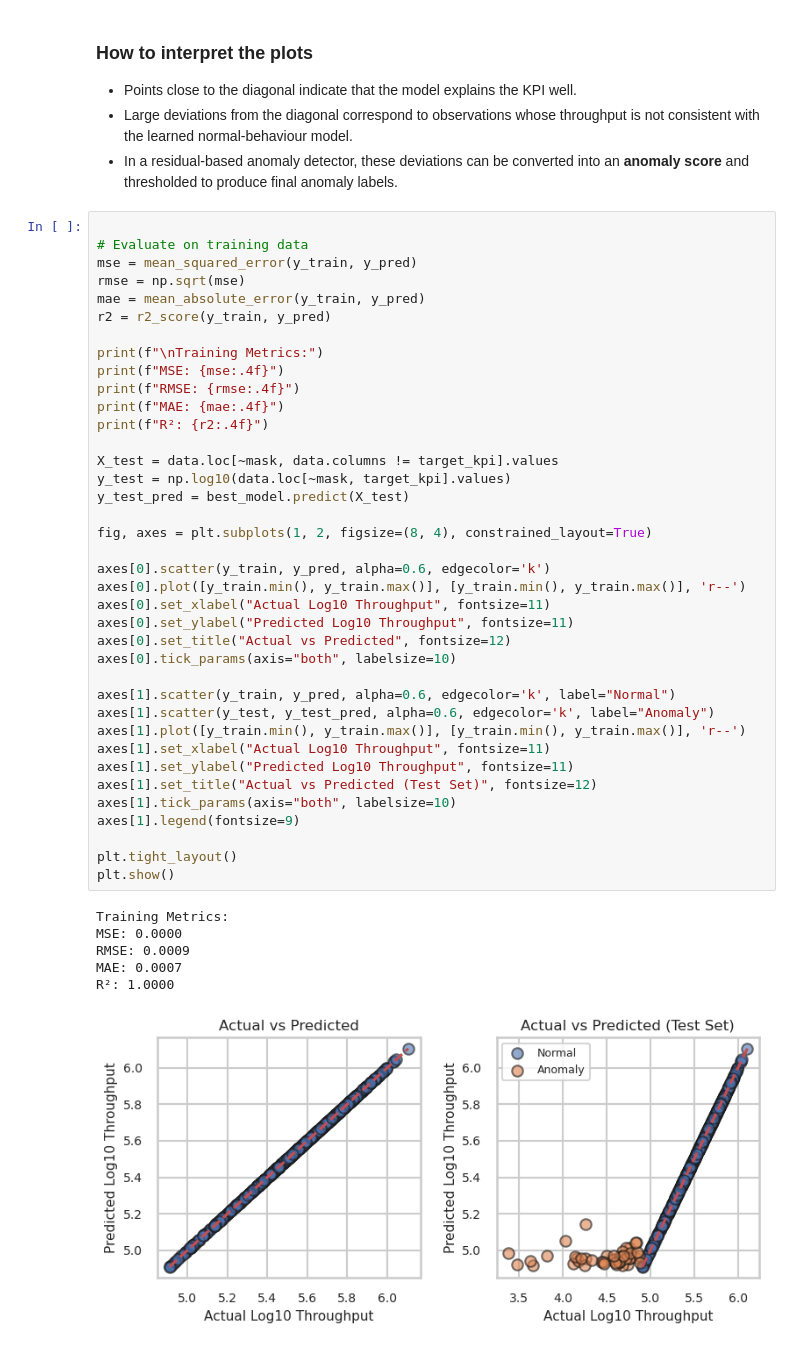
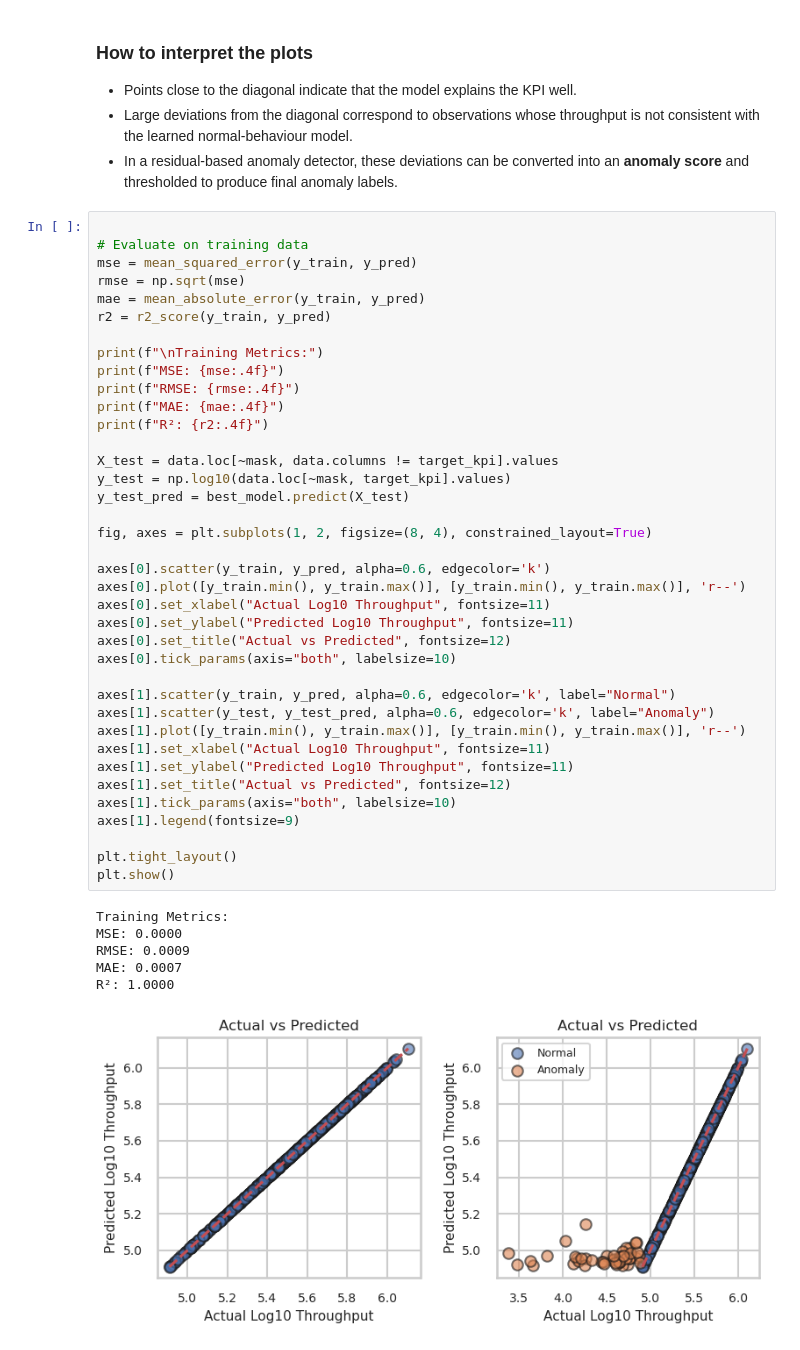
Before and after one commit to JuanMarcosRamirez/xmlad, a Jupyter notebook: 02_anomaly_detection.ipynb, the cells around one changed output. Drawn from its saved outputs; the diff is of its cells as text.

```diff
--- a/02_anomaly_detection.ipynb
+++ b/02_anomaly_detection.ipynb
@@ -705,32 +710,32 @@ print(f"R²: {r2:.4f}")
 
 X_test = data.loc[~mask, data.columns != target_kpi].values
 y_test = np.log10(data.loc[~mask, target_kpi].values)
 y_test_pred = best_model.predict(X_test)
 
 fig, axes = plt.subplots(1, 2, figsize=(8, 4), constrained_layout=True)
 
 axes[0].scatter(y_train, y_pred, alpha=0.6, edgecolor='k')
 axes[0].plot([y_train.min(), y_train.max()], [y_train.min(), y_train.max()], 'r--')
 axes[0].set_xlabel("Actual Log10 Throughput", fontsize=11)
 axes[0].set_ylabel("Predicted Log10 Throughput", fontsize=11)
 axes[0].set_title("Actual vs Predicted", fontsize=12)
 axes[0].tick_params(axis="both", labelsize=10)
 
 axes[1].scatter(y_train, y_pred, alpha=0.6, edgecolor='k', label="Normal")
 axes[1].scatter(y_test, y_test_pred, alpha=0.6, edgecolor='k', label="Anomaly")
 axes[1].plot([y_train.min(), y_train.max()], [y_train.min(), y_train.max()], 'r--')
 axes[1].set_xlabel("Actual Log10 Throughput", fontsize=11)
 axes[1].set_ylabel("Predicted Log10 Throughput", fontsize=11)
-axes[1].set_title("Actual vs Predicted (Test Set)", fontsize=12)
+axes[1].set_title("Actual vs Predicted", fontsize=12)
 axes[1].tick_params(axis="both", labelsize=10)
 axes[1].legend(fontsize=9)
 
 plt.tight_layout()
 plt.show()
 # %% [output]
 Training Metrics:
 MSE: 0.0000
 RMSE: 0.0009
 MAE: 0.0007
 R²: 1.0000
-[figure, old version]
+[figure, new version]
```
Also changed, not shown: parts of 8 cells of this notebook.
